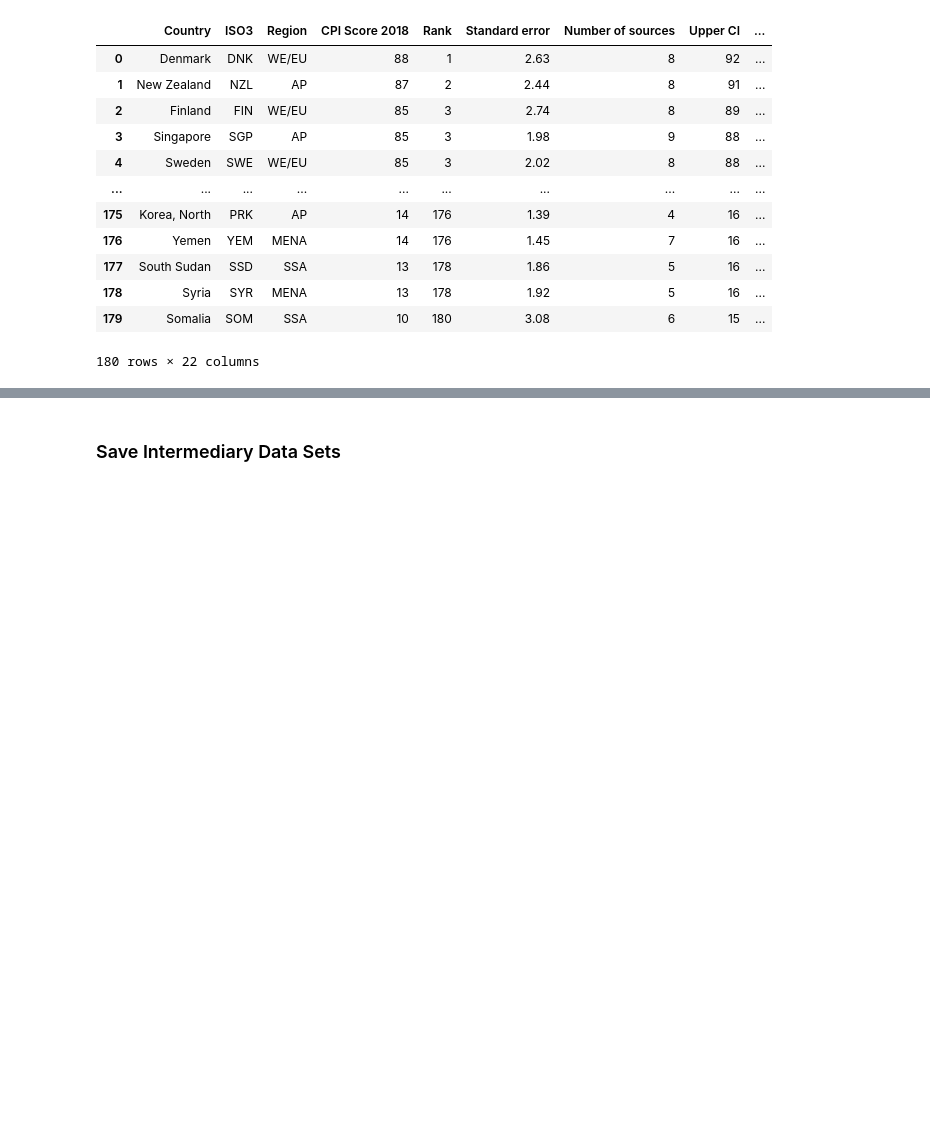
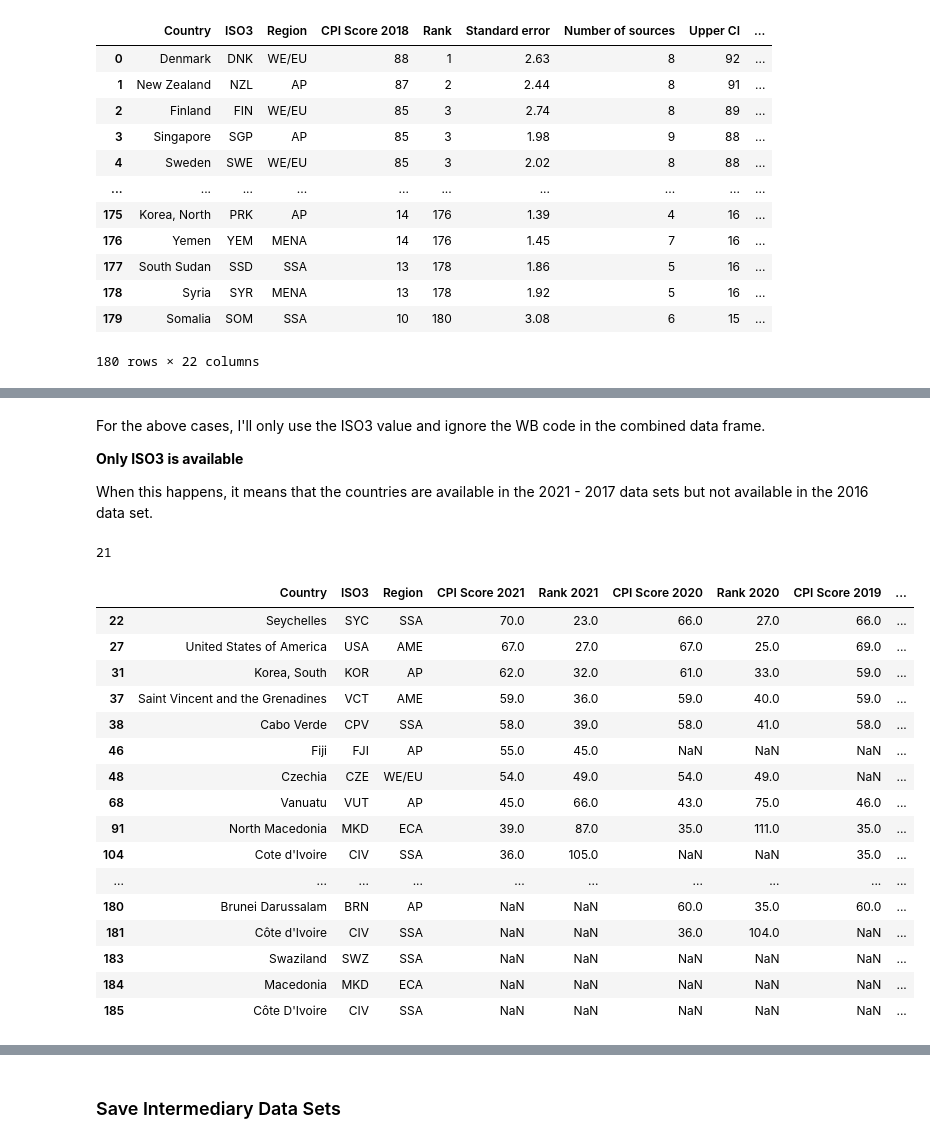
Before and after one commit to wanzulfikri/cpi_analysis, a Jupyter notebook: CPI 2012-2021.ipynb, the cells around one changed output, grey strips where cells are left out. Cells and saved outputs as stored; diff of their text form; code cells hidden in the pictures; blank space fills up the shorter version.

Commit message:
Review rows with only ISO3 code

```diff
--- a/CPI 2012-2021.ipynb
+++ b/CPI 2012-2021.ipynb
@@ -676,0 +673,35 @@ For the above cases, I'll only use the ISO3 value and ignore the WB code in the
+# %% [markdown]
+For the above cases, I'll only use the ISO3 value and ignore the WB code in the combined data frame.
+
+**Only ISO3 is available**
+
+When this happens, it means that the countries are available in the 2021 - 2017 data sets but not available in the 2016 data set.
+# %%
+# Isolate rows with which only ISO3 is available
+iso3_wb_iso3_available_mask = ISO3_WB_comparison['ISO3'].notnull() & ISO3_WB_comparison['WB Code'].isnull()
+ISO3_available = ISO3_WB_comparison[iso3_wb_iso3_available_mask][['ISO3', 'WB Code']]
+
+# Review those rows with only ISO3 available
+print(ISO3_available.shape[0])
+# ISO3_available[['ISO3', 'WB Code']]
+ISO3_available
+ISO3_WB_comparison[iso3_wb_iso3_available_mask]
+# %% [output]
+21
+|  | Country | ISO3 | Region | CPI Score 2021 | Rank 2021 | CPI Score 2020 | Rank 2020 | CPI Score 2019 | ... |
+| 22 | Seychelles | SYC | SSA | 70.0 | 23.0 | 66.0 | 27.0 | 66.0 | ... |
+| 27 | United States of America | USA | AME | 67.0 | 27.0 | 67.0 | 25.0 | 69.0 | ... |
+| 31 | Korea, South | KOR | AP | 62.0 | 32.0 | 61.0 | 33.0 | 59.0 | ... |
+| 37 | Saint Vincent and the Grenadines | VCT | AME | 59.0 | 36.0 | 59.0 | 40.0 | 59.0 | ... |
+| 38 | Cabo Verde | CPV | SSA | 58.0 | 39.0 | 58.0 | 41.0 | 58.0 | ... |
+| 46 | Fiji | FJI | AP | 55.0 | 45.0 | NaN | NaN | NaN | ... |
+| 48 | Czechia | CZE | WE/EU | 54.0 | 49.0 | 54.0 | 49.0 | NaN | ... |
+| 68 | Vanuatu | VUT | AP | 45.0 | 66.0 | 43.0 | 75.0 | 46.0 | ... |
+| 91 | North Macedonia | MKD | ECA | 39.0 | 87.0 | 35.0 | 111.0 | 35.0 | ... |
+| 104 | Cote d'Ivoire | CIV | SSA | 36.0 | 105.0 | NaN | NaN | 35.0 | ... |
+| ... | ... | ... | ... | ... | ... | ... | ... | ... | ... |
+| 180 | Brunei Darussalam | BRN | AP | NaN | NaN | 60.0 | 35.0 | 60.0 | ... |
+| 181 | Côte d'Ivoire | CIV | SSA | NaN | NaN | 36.0 | 104.0 | NaN | ... |
+| 183 | Swaziland | SWZ | SSA | NaN | NaN | NaN | NaN | NaN | ... |
+| 184 | Macedonia | MKD | ECA | NaN | NaN | NaN | NaN | NaN | ... |
+| 185 | Côte D'Ivoire | CIV | SSA | NaN | NaN | NaN | NaN | NaN | ... |
```
Also changed, not shown: parts of 52 cells of this notebook.
